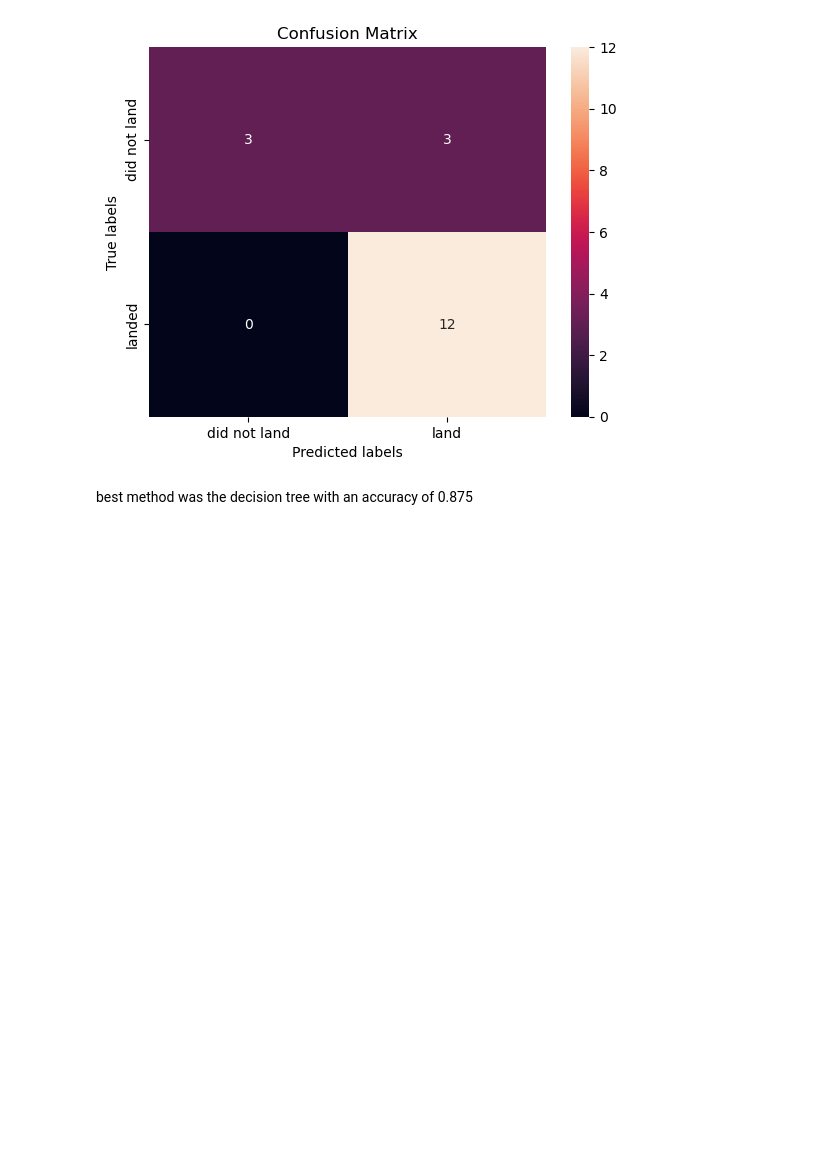
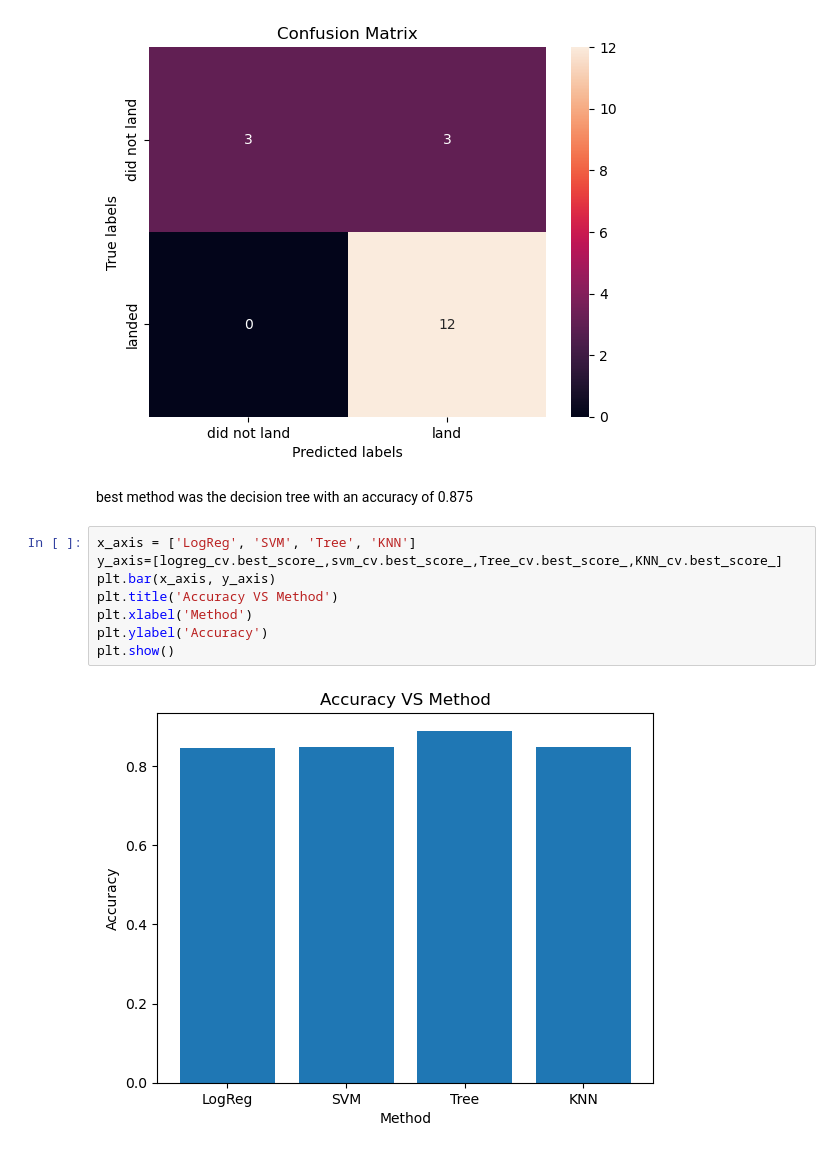
Before and after one commit to JuanMReyesT/data-science-course, a Jupyter notebook: Code learning8.ipynb, the cells around one changed output. Drawn from its saved outputs; the diff is of its cells as text; blank space fills up the shorter version.

```diff
--- a/Code learning8.ipynb
+++ b/Code learning8.ipynb
@@ -231,3 +231,13 @@ plot_confusion_matrix(Y_test,yhat)
 [figure]
 # %% [markdown]
 best method was the decision tree with an accuracy of 0.875
+# %%
+x_axis = ['LogReg', 'SVM', 'Tree', 'KNN']
+y_axis=[logreg_cv.best_score_,svm_cv.best_score_,Tree_cv.best_score_,KNN_cv.best_score_]
+plt.bar(x_axis, y_axis)
+plt.title('Accuracy VS Method')
+plt.xlabel('Method')
+plt.ylabel('Accuracy')
+plt.show()
+# %% [output]
+[figure, added]
```
Also changed, not shown: parts of 5 cells of this notebook.
